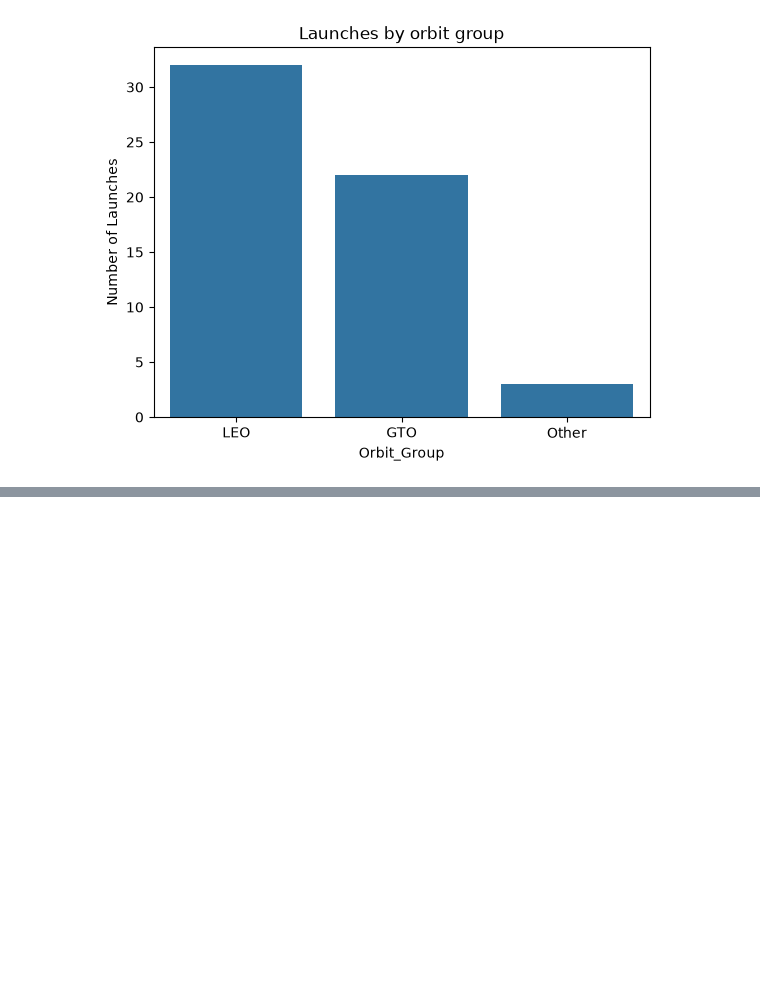
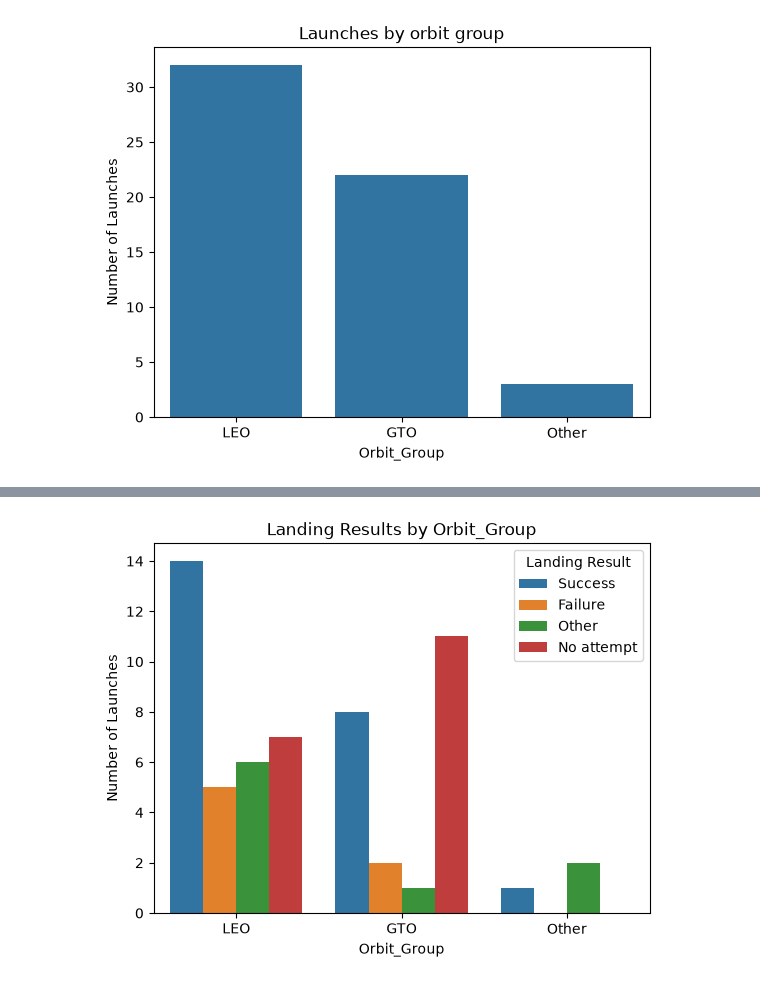
Before and after one commit to harshaie/AI-Foundations-Project, a Jupyter notebook: AI Foundations Project.ipynb, the cells around one changed output, grey strips where cells are left out. Cells and saved outputs as stored; diff of their text form; code cells hidden in the pictures; blank space fills up the shorter version.

```diff
--- a/AI Foundations Project.ipynb
+++ b/AI Foundations Project.ipynb
@@ -443,0 +458,9 @@ plt.close()
+# %%
+sns.countplot(data = clean, x = "Orbit Group", order = ["LEO", "GTO", "Other"], hue= "Landing Result",
+              hue_order = ["Success","Failure", "Other","No attempt"])
+plt.ylabel("Number of Launches")
+plt.title("Landing Results by Orbit_Group")
+plt.show()
+plt.close()
+# %% [output]
+[figure, added]
```
Also changed, not shown: parts of 2 cells of this notebook.
